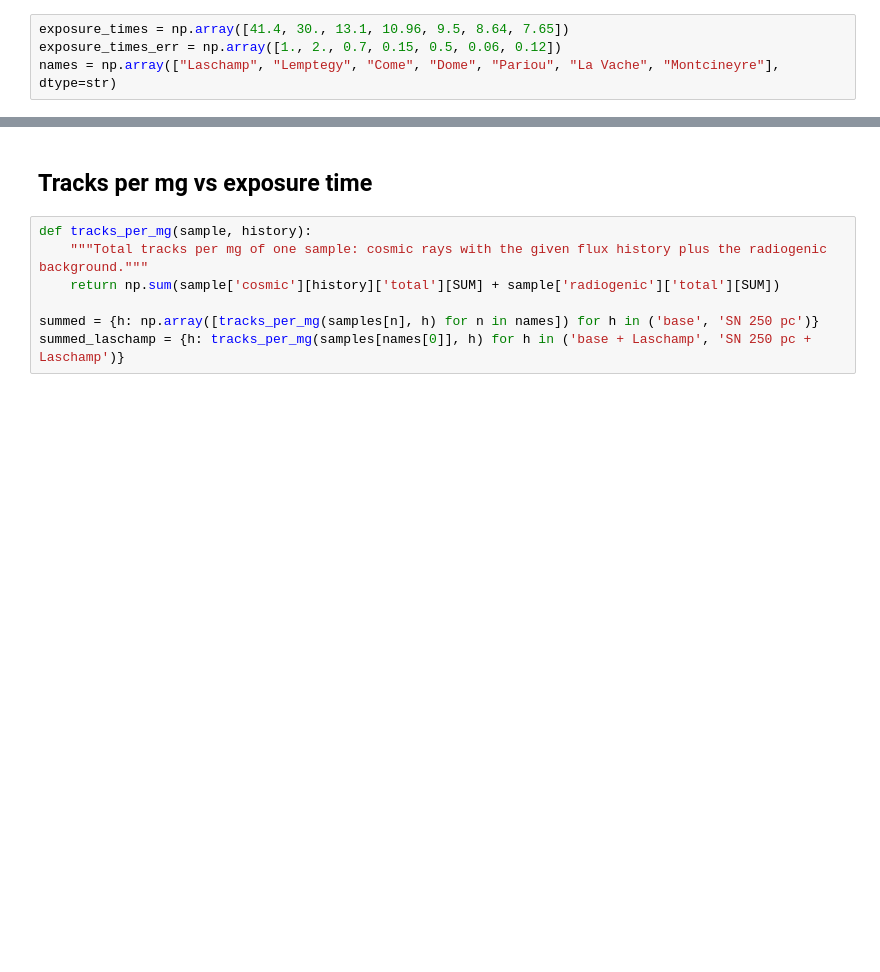
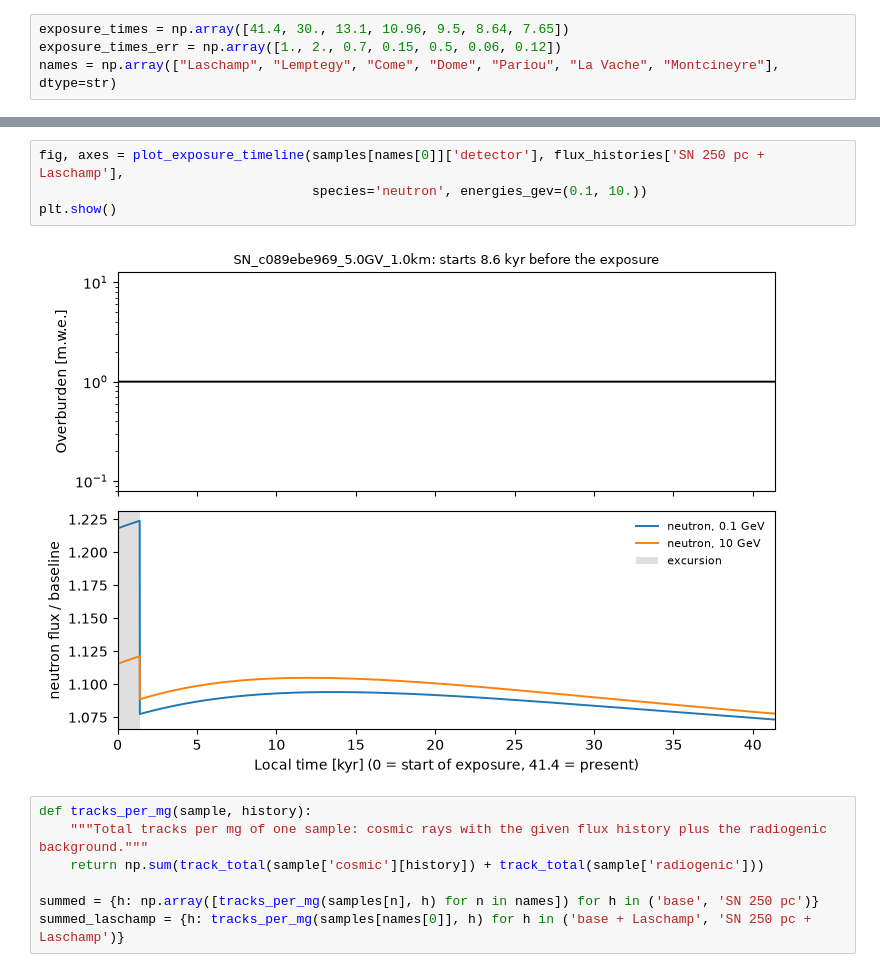
Before and after one commit to cgalelli/primus-paleo, a Jupyter notebook: analysis/CDP_analysis_new.ipynb, the cells around one changed output, grey strips where cells are left out. Drawn from its saved outputs; the diff is of its cells as text; blank space fills up the shorter version.

```diff
--- a/analysis/CDP_analysis_new.ipynb
+++ b/analysis/CDP_analysis_new.ipynb
@@ -70,9 +144,13 @@ samples[names[0]]['detector'].describe_track_groups()
-# %% [markdown]
-## Tracks per mg vs exposure time
+# %%
+fig, axes = plot_exposure_timeline(samples[names[0]]['detector'], flux_histories['SN 250 pc + Laschamp'],
+                                   species='neutron', energies_gev=(0.1, 10.))
+plt.show()
+# %% [output]
+[figure, added]
 # %%
 def tracks_per_mg(sample, history):
     """Total tracks per mg of one sample: cosmic rays with the given flux history plus the radiogenic background."""
-    return np.sum(sample['cosmic'][history]['total'][SUM] + sample['radiogenic']['total'][SUM])
+    return np.sum(track_total(sample['cosmic'][history]) + track_total(sample['radiogenic']))
 
 summed = {h: np.array([tracks_per_mg(samples[n], h) for n in names]) for h in ('base', 'SN 250 pc')}
 summed_laschamp = {h: tracks_per_mg(samples[names[0]], h) for h in ('base + Laschamp', 'SN 250 pc + Laschamp')}
```
Also changed, not shown: parts of 11 cells of this notebook, 5 other files.
